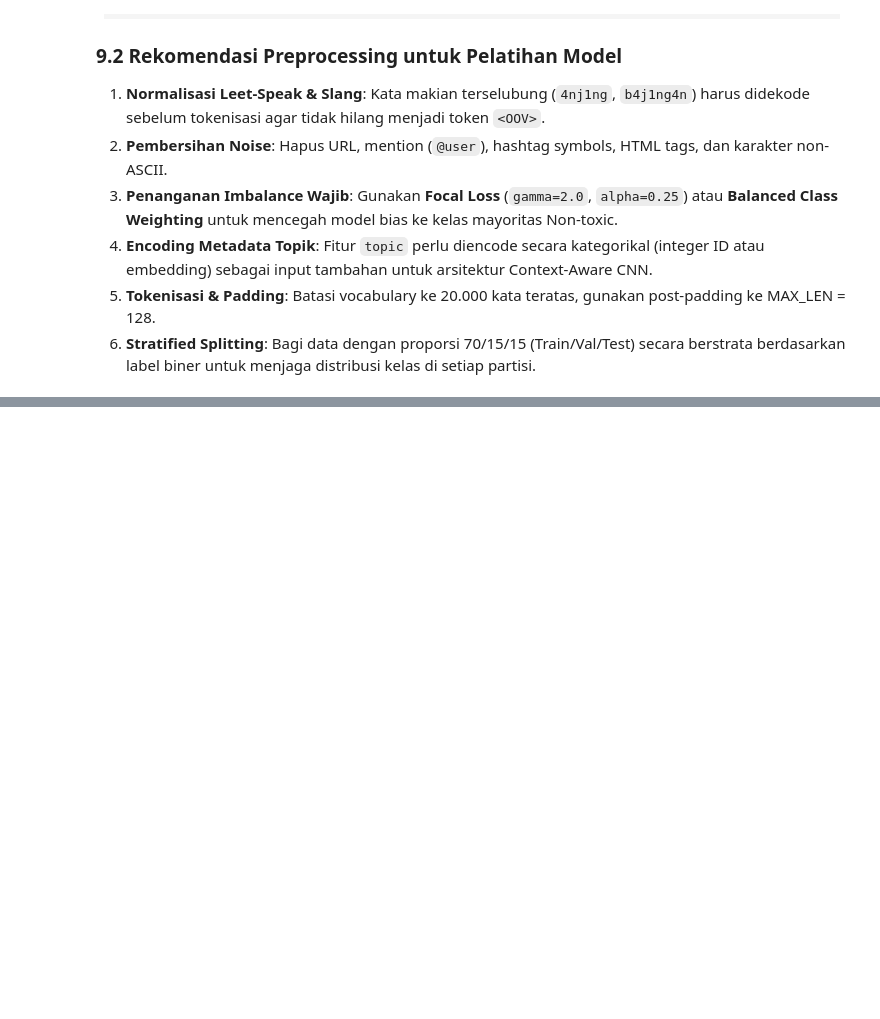
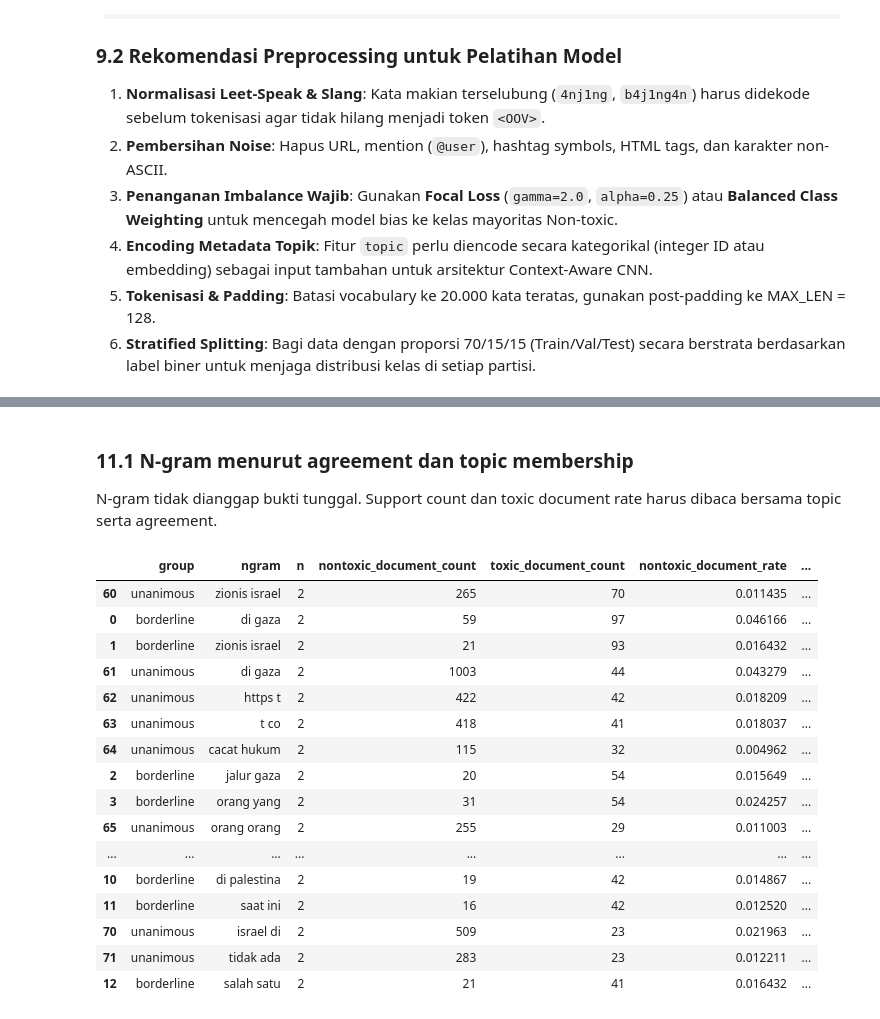
Before and after one commit to Josshua-DSA/Vox, a Jupyter notebook: notebooks/01_eda.ipynb, the cells around one changed output, grey strips where cells are left out. Cells and saved outputs as stored; diff of their text form; code cells hidden in the pictures; blank space fills up the shorter version.

```diff
--- a/notebooks/01_eda.ipynb
+++ b/notebooks/01_eda.ipynb
@@ -628,0 +804,14 @@ plt.show()
+# %%
+from scripts.run_eda_wave2 import expand_topic_membership, top_toxic_terms
+
+wave2_frame = wave1_frame.copy(deep=True)
+wave2_lexical = {
+    subset: eda.lexical_log_odds(wave2_frame, subset=subset, min_count=20)
+    for subset in ("all", "unanimous", "borderline")
+}
+
+for subset, table in wave2_lexical.items():
+    print(f"=== {subset.upper()} — toxic-associated ===")
+    display(table.loc[table["label"] == 1].nlargest(12, "log_odds"))
+    print(f"=== {subset.upper()} — non-toxic-associated ===")
+    display(table.loc[table["label"] == 0].nlargest(12, "log_odds"))
@@ -628,0 +903,35 @@ plt.show()
+# %% [markdown]
+### 11.1 N-gram menurut agreement dan topic membership
+
+N-gram tidak dianggap bukti tunggal. Support count dan toxic document rate harus dibaca bersama topic serta agreement.
+# %%
+wave2_agreement_frame = wave2_frame.copy(deep=True)
+wave2_agreement_frame["agreement_band"] = eda.annotation_profile(wave2_frame)["agreement_band"]
+wave2_agreement_ngrams = eda.ngram_by_group(
+    wave2_agreement_frame, "agreement_band", n=2, min_count=20
+)
+wave2_topic_frame = expand_topic_membership(wave2_frame)
+wave2_topic_ngrams = eda.ngram_by_group(
+    wave2_topic_frame, "topic_membership", n=2, min_count=20
+)
+
+display(wave2_agreement_ngrams.nlargest(25, "toxic_document_rate"))
+display(wave2_topic_ngrams.nlargest(25, "toxic_document_rate"))
+# %% [output]
+|  | group | ngram | n | nontoxic_document_count | toxic_document_count | nontoxic_document_rate | ... |
+| 60 | unanimous | zionis israel | 2 | 265 | 70 | 0.011435 | ... |
+| 0 | borderline | di gaza | 2 | 59 | 97 | 0.046166 | ... |
+| 1 | borderline | zionis israel | 2 | 21 | 93 | 0.016432 | ... |
+| 61 | unanimous | di gaza | 2 | 1003 | 44 | 0.043279 | ... |
+| 62 | unanimous | https t | 2 | 422 | 42 | 0.018209 | ... |
+| 63 | unanimous | t co | 2 | 418 | 41 | 0.018037 | ... |
+| 64 | unanimous | cacat hukum | 2 | 115 | 32 | 0.004962 | ... |
+| 2 | borderline | jalur gaza | 2 | 20 | 54 | 0.015649 | ... |
+| 3 | borderline | orang yang | 2 | 31 | 54 | 0.024257 | ... |
+| 65 | unanimous | orang orang | 2 | 255 | 29 | 0.011003 | ... |
+| ... | ... | ... | ... | ... | ... | ... | ... |
+| 10 | borderline | di palestina | 2 | 19 | 42 | 0.014867 | ... |
+| 11 | borderline | saat ini | 2 | 16 | 42 | 0.012520 | ... |
+| 70 | unanimous | israel di | 2 | 509 | 23 | 0.021963 | ... |
+| 71 | unanimous | tidak ada | 2 | 283 | 23 | 0.012211 | ... |
+| 12 | borderline | salah satu | 2 | 21 | 41 | 0.016432 | ... |
```
Also changed, not shown: parts of 18 cells of this notebook, 18 other files.
